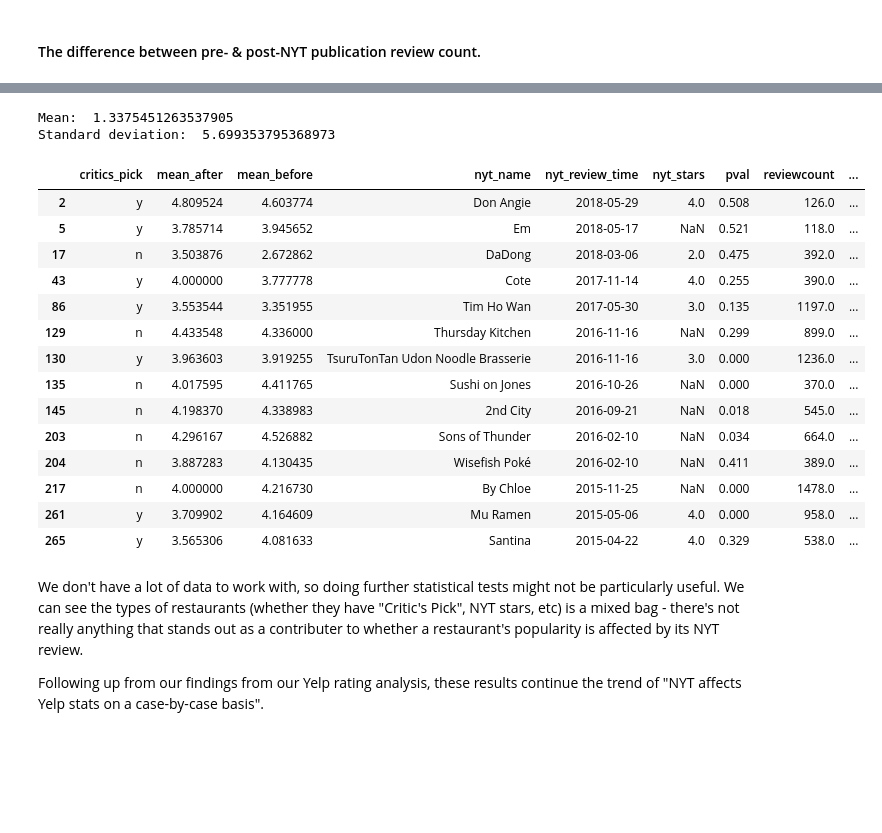
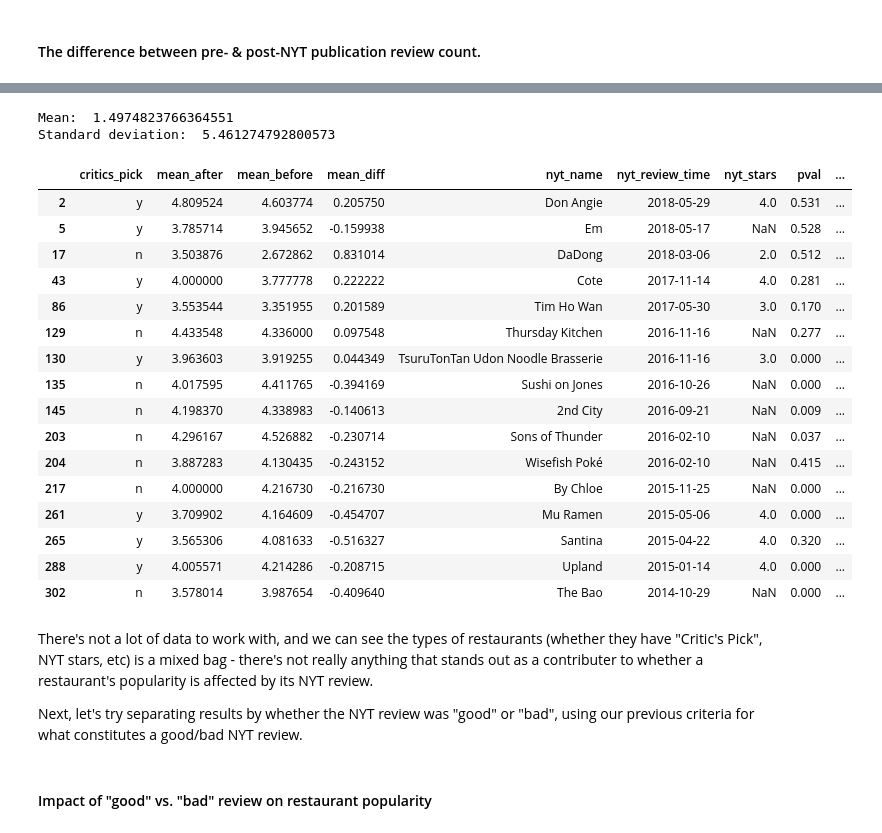
Before and after one commit to diana-xie/yelp-nyt-NLP, a Jupyter notebook: data_NYT_influence.ipynb, the cells around one changed output, grey strips where cells are left out. Drawn from its saved outputs; the diff is of its cells as text; code cells hidden in the pictures; blank space fills up the shorter version.

```diff
--- a/data_NYT_influence.ipynb
+++ b/data_NYT_influence.ipynb
@@ -71,0 +82,4 @@ df_nyt_yelp.to_pickle('df_nyt_yelp_pluswindows.pkl')
+# %%
+idx = 2
+row = df_nyt_yelp.loc[idx]
+print(row)
@@ -454,12 +516,13 @@ In the previous section, we conducted EDA on two specific restaurant examples to
 pvals_total = []
 beforenyt_total = []
 afternyt_total = []
+diffnyt_total = []
 
-for idx, row in df_nyt_yelp.loc[:280].iterrows():
+for idx, row in df_nyt_yelp.loc[:334].iterrows():
 
     # get reviews for restaurant
     df = df_reviews[df_reviews['review_idx']==idx]
-    nyt_review_time = df_nyt_yelp.loc[idx, 'nyt_review_time']
+    nyt_review_time = row['nyt_review_time']
     after_time = nyt_review_time + timedelta(days=180)
 
     # bootstrap replicates to get 1000 sample means (average Yelp ratings)
@@ -479,22 +542,25 @@ for idx, row in df_nyt_yelp.loc[:280].iterrows():
     # get before & after averages
     mean_before = df[df['review_date'] <= nyt_review_time]['rating'].mean()
     mean_after = df[df['review_date'] > nyt_review_time]['rating'].mean()
+    mean_diff = mean_after - mean_before
 
     # save p-value
     pvals_total.append(p)
     beforenyt_total.append(mean_before)
     afternyt_total.append(mean_after)
+    diffnyt_total.append(mean_diff)
 # %% [markdown]
 #### Combine results with Yelp & NYT info.
 # %%
-df_influence = pd.DataFrame({'nyt_name':df_nyt_yelp.loc[:280]['nyt_name'],
-              'nyt_review_time':df_nyt_yelp.loc[:280]['nyt_review_time'],
-              'critics_pick':df_nyt_yelp.loc[:280]['critics_pick'],
-              'nyt_stars':df_nyt_yelp.loc[:280]['nyt_stars'],
-              'yelp_rating':df_nyt_yelp.loc[:280]['yelp_rating'],
-              'reviewcount':df_nyt_yelp.loc[:280]['reviewcount'],
+df_influence = pd.DataFrame({'nyt_name':df_nyt_yelp.loc[:334]['nyt_name'],
+              'nyt_review_time':df_nyt_yelp.loc[:334]['nyt_review_time'],
+              'critics_pick':df_nyt_yelp.loc[:334]['critics_pick'],
+              'nyt_stars':df_nyt_yelp.loc[:334]['nyt_stars'],
+              'yelp_rating':df_nyt_yelp.loc[:334]['yelp_rating'],
+              'reviewcount':df_nyt_yelp.loc[:334]['reviewcount'],
               'pval':pvals_total,
               'mean_before':beforenyt_total,
-              'mean_after':afternyt_total})
+              'mean_after':afternyt_total,
+              'mean_diff':diffnyt_total})
 df_influence.head()
 # %% [output]
@@ -601,11 +880,11 @@ Up until now, we have only examined Yelp ratings. Now we examine the possible im
 beforecount_total = []
 aftercount_total = []
 
-for idx, row in df_nyt_yelp.loc[:280].iterrows():
+for idx, row in df_nyt_yelp.loc[:334].iterrows():
 
     # get reviews for restaurant
     df = df_reviews[df_reviews['review_idx']==idx]
-    nyt_review_time = df_nyt_yelp.loc[idx, 'nyt_review_time']
+    nyt_review_time =row['nyt_review_time']
 
     # get time windows
     after_time = nyt_review_time + timedelta(days=180) # 6-month time window cap post-NYT review
@@ -643,36 +922,40 @@ Since the difference distribution is conveniently centered around 0, we can ther
 # %%
 from scipy.stats import norm
 
 # Fit a normal distribution to the data
-mu, std = norm.fit(count_difference)
+mu, std = norm.fit(df_influence['count_difference'])
 print('Mean: ', mu)
 print('Standard deviation: ', std)
 
 # take values >2 standard deviations to be "significant"
 high = mu + 2*std
 low = mu - 2*std
 
 # find "significant" restaurants
 df_influence[(df_influence['count_difference'] >= high)| (df_influence['count_difference'] <= low)]
 # %% [output]
-Mean:  1.3375451263537905
-Standard deviation:  5.699353795368973
+Mean:  1.4974823766364551
+Standard deviation:  5.461274792800573
-|  | critics_pick | mean_after | mean_before | nyt_name | nyt_review_time | nyt_stars | pval | reviewcount | ... |
-| 2 | y | 4.809524 | 4.603774 | Don Angie | 2018-05-29 | 4.0 | 0.508 | 126.0 | ... |
-| 5 | y | 3.785714 | 3.945652 | Em | 2018-05-17 | NaN | 0.521 | 118.0 | ... |
-| 17 | n | 3.503876 | 2.672862 | DaDong | 2018-03-06 | 2.0 | 0.475 | 392.0 | ... |
-| 43 | y | 4.000000 | 3.777778 | Cote | 2017-11-14 | 4.0 | 0.255 | 390.0 | ... |
-| 86 | y | 3.553544 | 3.351955 | Tim Ho Wan | 2017-05-30 | 3.0 | 0.135 | 1197.0 | ... |
-| 129 | n | 4.433548 | 4.336000 | Thursday Kitchen | 2016-11-16 | NaN | 0.299 | 899.0 | ... |
-| 130 | y | 3.963603 | 3.919255 | TsuruTonTan Udon Noodle Brasserie | 2016-11-16 | 3.0 | 0.000 | 1236.0 | ... |
-| 135 | n | 4.017595 | 4.411765 | Sushi on Jones | 2016-10-26 | NaN | 0.000 | 370.0 | ... |
-| 145 | n | 4.198370 | 4.338983 | 2nd City | 2016-09-21 | NaN | 0.018 | 545.0 | ... |
-| 203 | n | 4.296167 | 4.526882 | Sons of Thunder | 2016-02-10 | NaN | 0.034 | 664.0 | ... |
-| 204 | n | 3.887283 | 4.130435 | Wisefish Poké | 2016-02-10 | NaN | 0.411 | 389.0 | ... |
-| 217 | n | 4.000000 | 4.216730 | By Chloe | 2015-11-25 | NaN | 0.000 | 1478.0 | ... |
-| 261 | y | 3.709902 | 4.164609 | Mu Ramen | 2015-05-06 | 4.0 | 0.000 | 958.0 | ... |
-| 265 | y | 3.565306 | 4.081633 | Santina | 2015-04-22 | 4.0 | 0.329 | 538.0 | ... |
+|  | critics_pick | mean_after | mean_before | mean_diff | nyt_name | nyt_review_time | nyt_stars | pval | ... |
+| 2 | y | 4.809524 | 4.603774 | 0.205750 | Don Angie | 2018-05-29 | 4.0 | 0.531 | ... |
+| 5 | y | 3.785714 | 3.945652 | -0.159938 | Em | 2018-05-17 | NaN | 0.528 | ... |
+| 17 | n | 3.503876 | 2.672862 | 0.831014 | DaDong | 2018-03-06 | 2.0 | 0.512 | ... |
+| 43 | y | 4.000000 | 3.777778 | 0.222222 | Cote | 2017-11-14 | 4.0 | 0.281 | ... |
+| 86 | y | 3.553544 | 3.351955 | 0.201589 | Tim Ho Wan | 2017-05-30 | 3.0 | 0.170 | ... |
+| 129 | n | 4.433548 | 4.336000 | 0.097548 | Thursday Kitchen | 2016-11-16 | NaN | 0.277 | ... |
+| 130 | y | 3.963603 | 3.919255 | 0.044349 | TsuruTonTan Udon Noodle Brasserie | 2016-11-16 | 3.0 | 0.000 | ... |
+| 135 | n | 4.017595 | 4.411765 | -0.394169 | Sushi on Jones | 2016-10-26 | NaN | 0.000 | ... |
+| 145 | n | 4.198370 | 4.338983 | -0.140613 | 2nd City | 2016-09-21 | NaN | 0.009 | ... |
+| 203 | n | 4.296167 | 4.526882 | -0.230714 | Sons of Thunder | 2016-02-10 | NaN | 0.037 | ... |
+| 204 | n | 3.887283 | 4.130435 | -0.243152 | Wisefish Poké | 2016-02-10 | NaN | 0.415 | ... |
+| 217 | n | 4.000000 | 4.216730 | -0.216730 | By Chloe | 2015-11-25 | NaN | 0.000 | ... |
+| 261 | y | 3.709902 | 4.164609 | -0.454707 | Mu Ramen | 2015-05-06 | 4.0 | 0.000 | ... |
+| 265 | y | 3.565306 | 4.081633 | -0.516327 | Santina | 2015-04-22 | 4.0 | 0.320 | ... |
+| 288 | y | 4.005571 | 4.214286 | -0.208715 | Upland | 2015-01-14 | 4.0 | 0.000 | ... |
+| 302 | n | 3.578014 | 3.987654 | -0.409640 | The Bao | 2014-10-29 | NaN | 0.000 | ... |
 # %% [markdown]
-We don't have a lot of data to work with, so doing further statistical tests might not be particularly useful. We can see the types of restaurants (whether they have "Critic's Pick", NYT stars, etc) is a mixed bag - there's not really anything that stands out as a contributer to whether a restaurant's popularity is affected by its NYT review.
+There's not a lot of data to work with, and we can see the types of restaurants (whether they have "Critic's Pick", NYT stars, etc) is a mixed bag - there's not really anything that stands out as a contributer to whether a restaurant's popularity is affected by its NYT review.
 
-Following up from our findings from our Yelp rating analysis, these results continue the trend of "NYT affects Yelp stats on a case-by-case basis".
+Next, let's try separating results by whether the NYT review was "good" or "bad", using our previous criteria for what constitutes a good/bad NYT review.
+# %% [markdown]
+#### Impact of "good" vs. "bad" review on restaurant popularity
```
Also changed, not shown: parts of 56 cells of this notebook, 3 other files.
